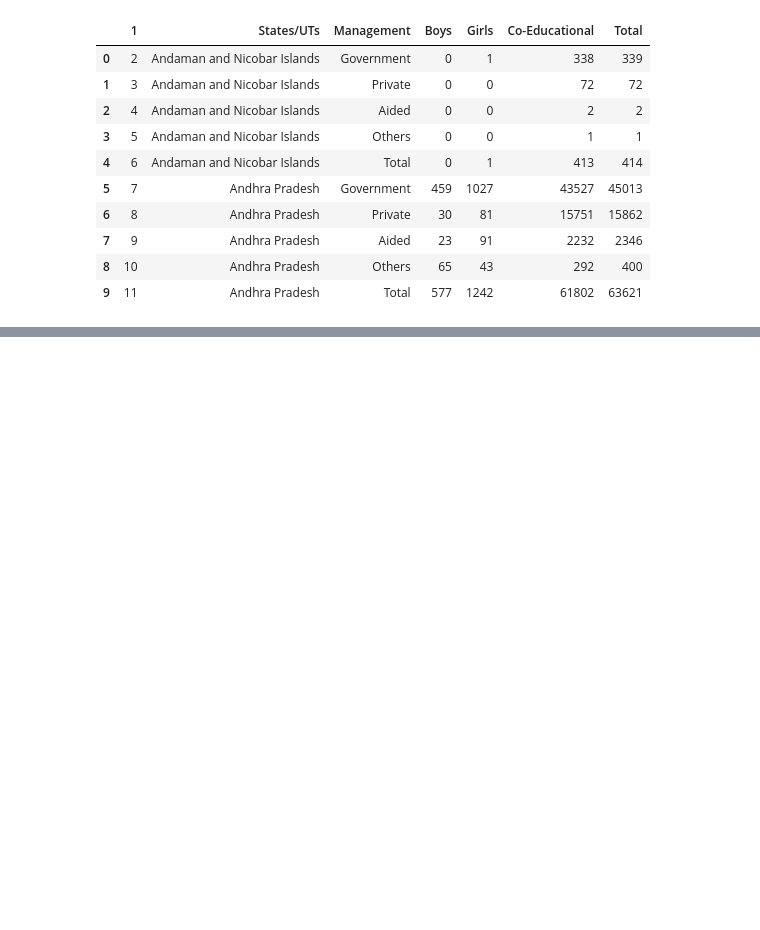
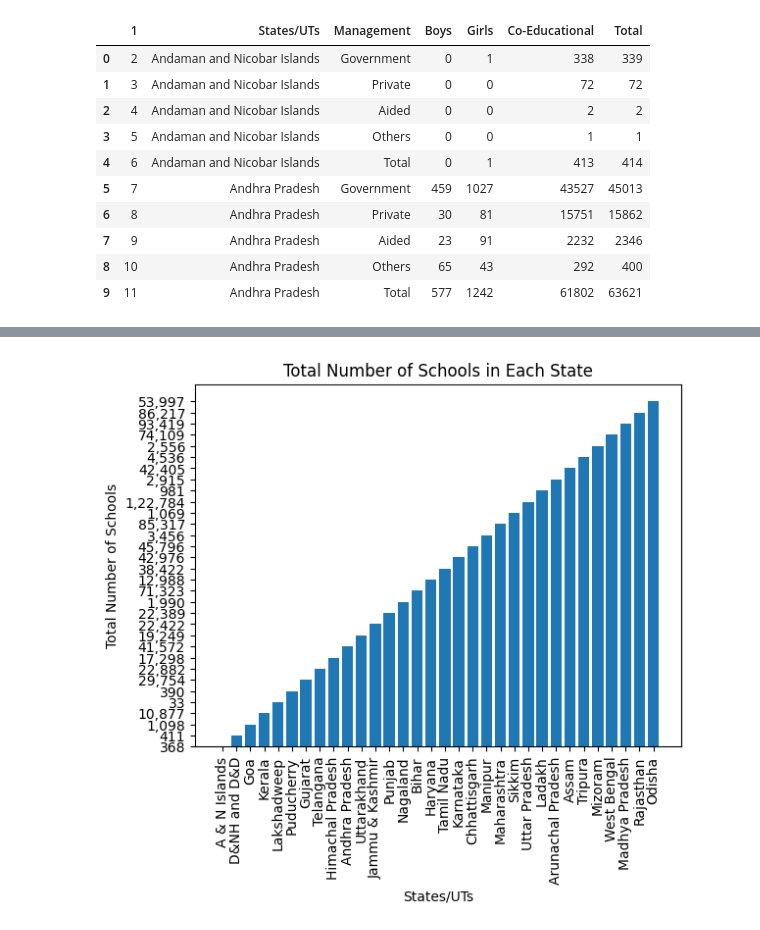
Before and after one commit to Paper-Bag-dev/Project-Exhibiton-2, a Jupyter notebook: Project Exhibition/Final.ipynb, the cells around one changed output, grey strips where cells are left out. Cells and saved outputs as stored; diff of their text form; code cells hidden in the pictures; blank space fills up the shorter version.

```diff
--- a/Project Exhibition/Final.ipynb
+++ b/Project Exhibition/Final.ipynb
@@ -106,0 +112,13 @@ TypeError: Horizontal orientation requires numeric `x` variable.
+# %%
+df = df.iloc[:36, :4]
+
+df.rename(columns={'State/ UT\r?' : 'State/UT', 'Total\rschools\r?' : 'Total Schools'}, inplace=True)
+
+plt.bar(df['State/UT'], df['Total Schools'])
+plt.title('Total Number of Schools in Each State')
+plt.xlabel('States/UTs')
+plt.ylabel('Total Number of Schools')
+plt.xticks(rotation=90)
+plt.show()
+# %% [output]
+[figure, added]
```
Also changed, not shown: parts of 8 cells of this notebook.
